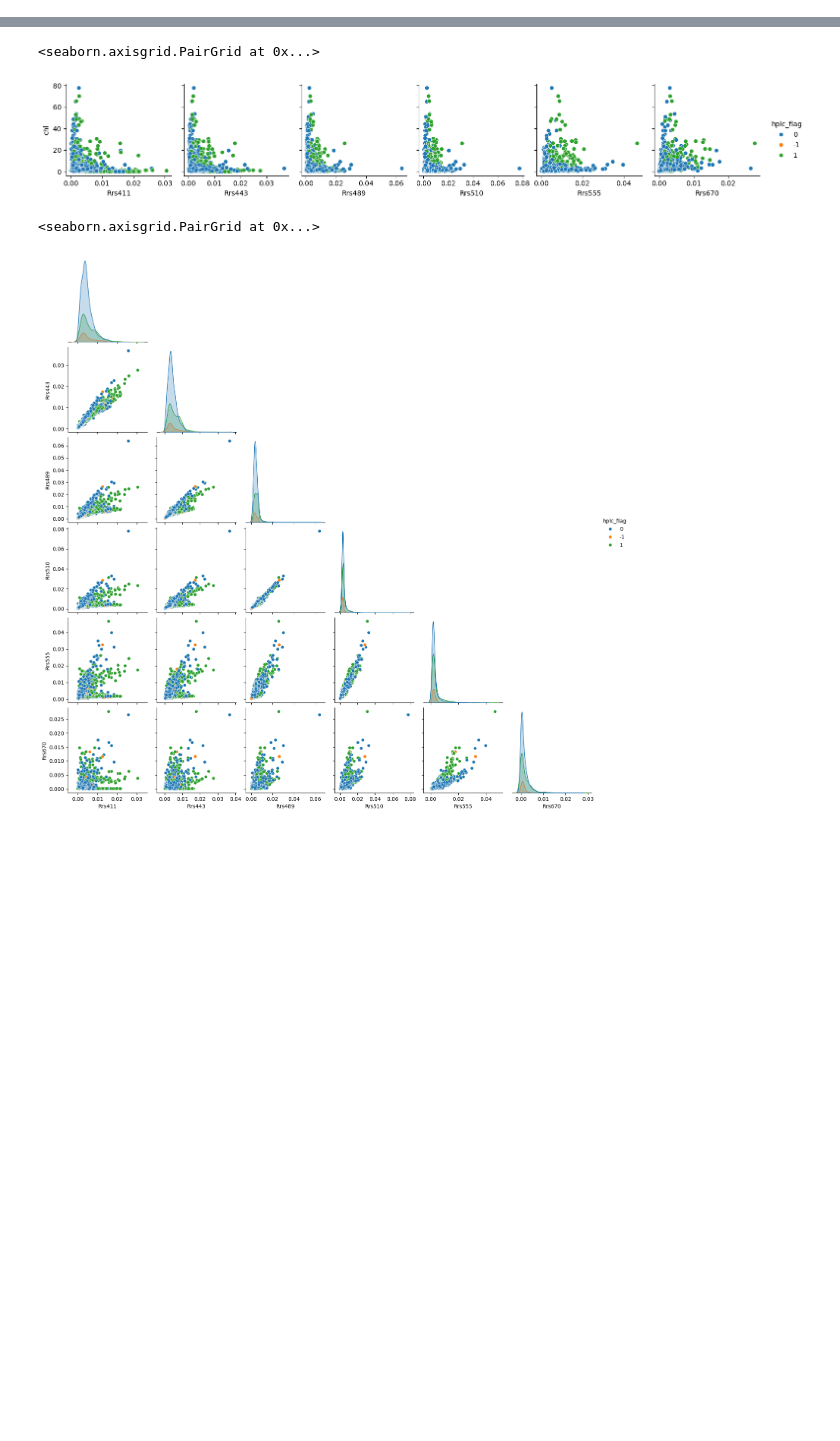
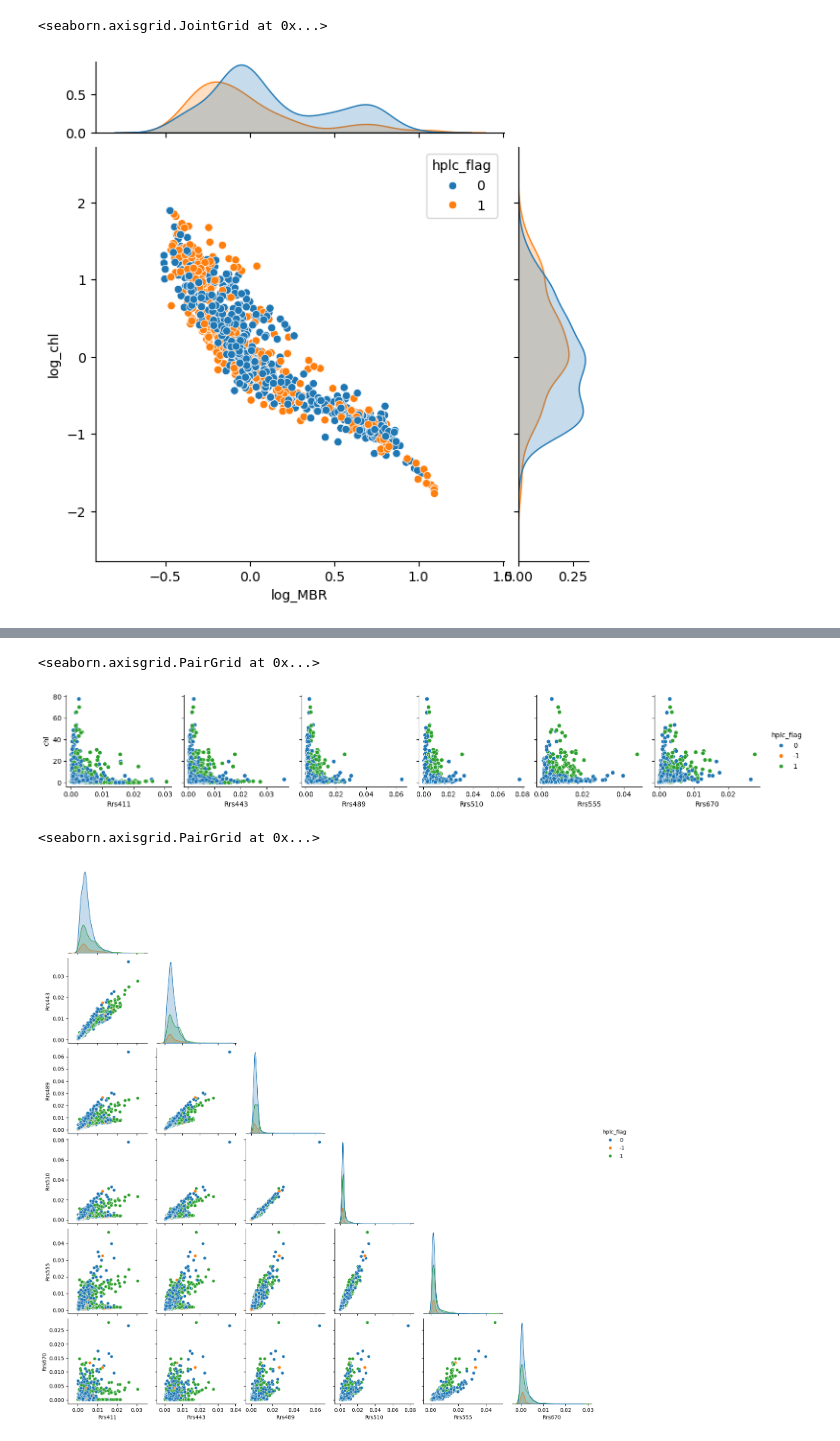
Before and after one commit to erdemkarakoylu/bayesian_chl, a Jupyter notebook: 02_eda.ipynb, the cells around one changed output, grey strips where cells are left out. Drawn from its saved outputs; the diff is of its cells as text; code cells hidden in the pictures; blank space fills up the shorter version.

```diff
--- a/02_eda.ipynb
+++ b/02_eda.ipynb
@@ -32,0 +28,7 @@ sb.violinplot(df.filter(regex='Rrs[0-9]+'))
+# %%
+sb.jointplot(
+    df, x='log_MBR', y='log_chl', hue='hplc_flag',
+    hue_order=['0', '1'], dropna=True, )
+# %% [output]
+<seaborn.axisgrid.JointGrid at 0x...>
+[figure, added]
```
Also changed, not shown: parts of 21 cells of this notebook, 3 other files.
